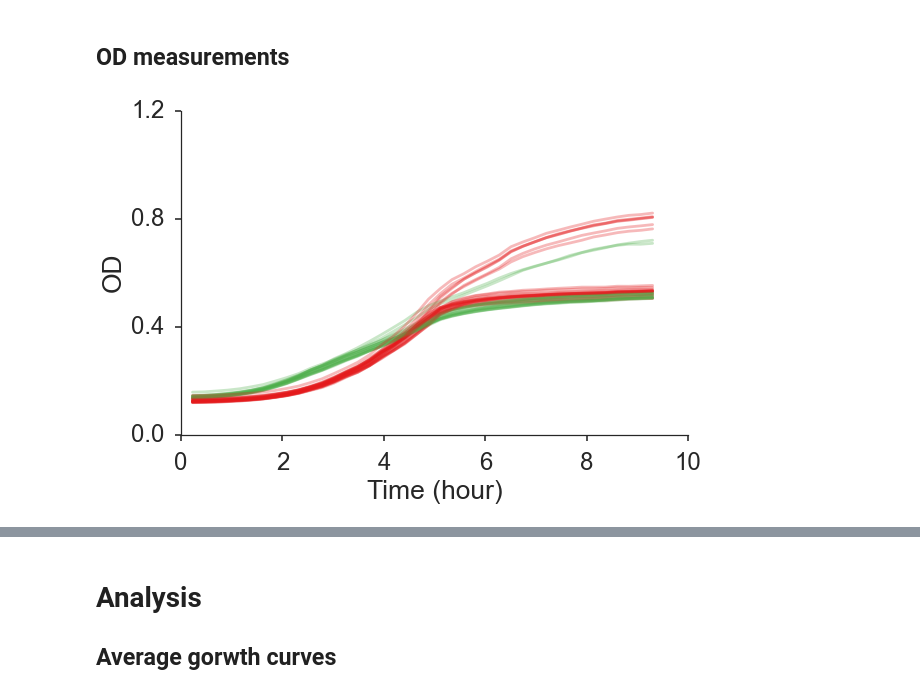
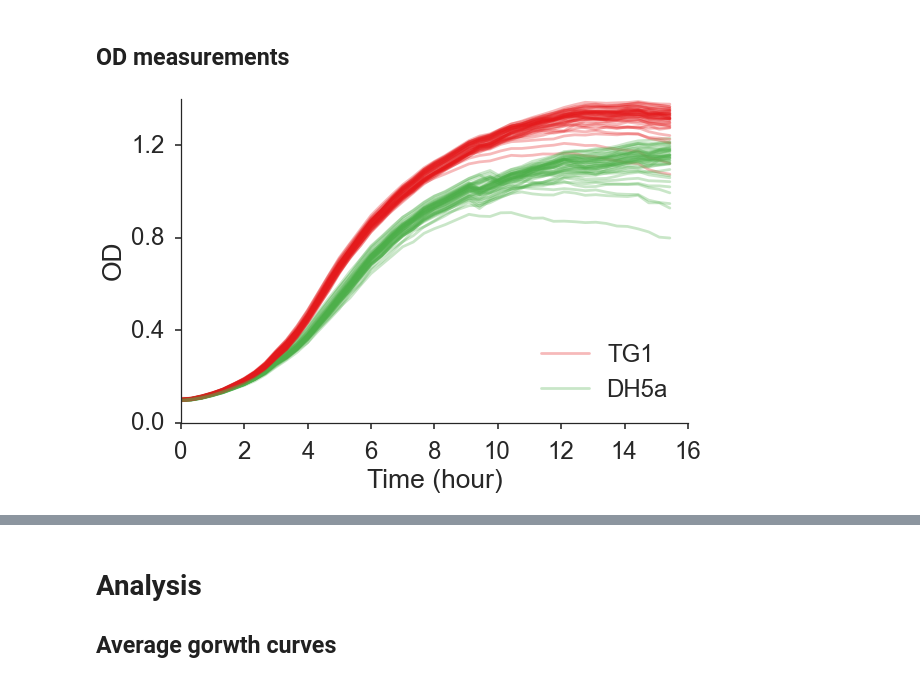
Before and after one commit to yoavram/GRC2015, a Jupyter notebook: analysis.ipynb, the cells around one changed output, grey strips where cells are left out. Cells and saved outputs as stored; diff of their text form; code cells hidden in the pictures.

```diff
--- a/analysis.ipynb
+++ b/analysis.ipynb
@@ -34,5 +34,4 @@ filename = r"D:\Dropbox\ex silico\tecan\Yoav_110515_DH5a_s12_TG1.xlsx"
 # %%
-#plate = pd.read_csv(r"d:/workspace/curveball_project/python/plate_templates/checkerboard2.csv")
-plate = pd.read_csv(r"D:/workspace/curveball_project/python/plate_templates/DH5a-s12-TG1.csv")
+plate = pd.read_csv(r"d:/workspace/curveball_project/python/plate_templates/checkerboard2.csv")
 fig,ax = curveball.plots.plot_plate(plate)
 # %% [output]
@@ -40,7 +39,7 @@ fig,ax = curveball.plots.plot_plate(plate)
 # %%
 reload(curveball.ioutils)
 print filename
-df = curveball.ioutils.read_tecan_xlsx(filename, 'OD', 3, max_time=48, plate=plate)
+df = curveball.ioutils.read_tecan_mat(filename, max_time=48, plate=plate)
 print df.shape
 df.head()
 # %% [output]
@@ -64,3 +60,5 @@ print df.Strain.unique()
-# %%
-df = df[(df.Strain=='TG1') | (df.Strain=='DH5a')]
-df = df[df.Time > 0]
+# %%
+df.Time /= 3.0
+df.Strain[df.Strain=='0'] = 'Blank'
+df.Strain[df.Strain=='R'] = 'TG1'
+df.Strain[df.Strain=='G'] = 'DH5a'
@@ -69,16 +79,20 @@ df = df[df.Time > 0]
 # %%
 for well in df.Well.unique():
     df_well = df[df.Well == well]
     color = df_well.Color.unique()[0]
     plt.plot(df_well.Time, df_well.OD, color=color, alpha=0.3)
+
 plt.xlabel('Time (hour)')
 plt.ylabel('OD')
 sns.despine()
 plt.tight_layout()
 plt.yticks([0,0.4,0.8,1.2])
+plt.gca().get_lines()[12].set_label(df.Strain.unique()[1])
+plt.gca().get_lines()[13].set_label(df.Strain.unique()[2])
+plt.legend(loc='lower right')
 plt.savefig('all_curves.png', bbox_inches='tight')
 # %% [output]
-[figure, old version]
+[figure, new version]
 # %%
 g = curveball.plots.plot_wells(df, 'Time', 'OD')
 g.set_xticklabels([])
```
Also changed, not shown: parts of 17 cells of this notebook, 2 other files.
